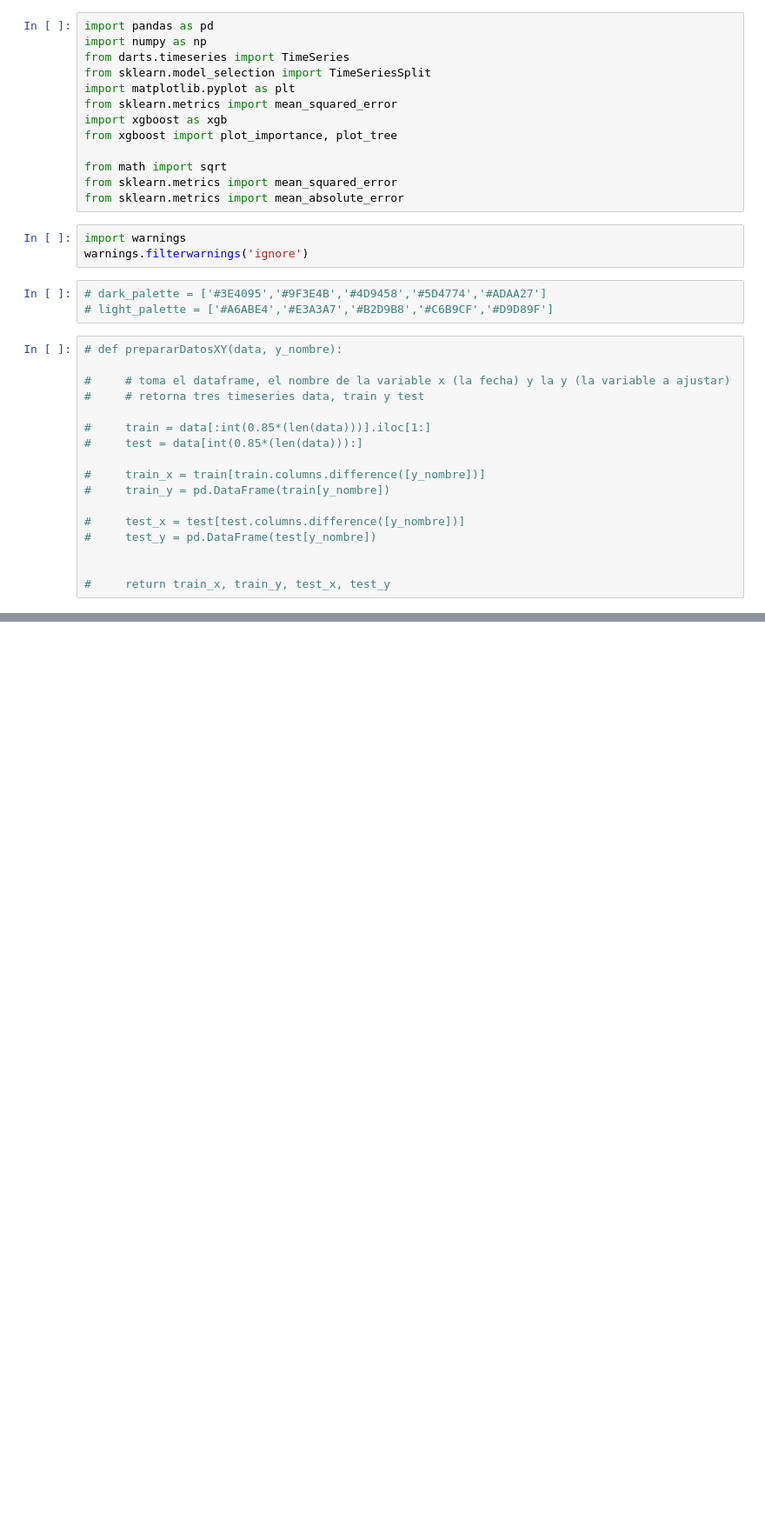
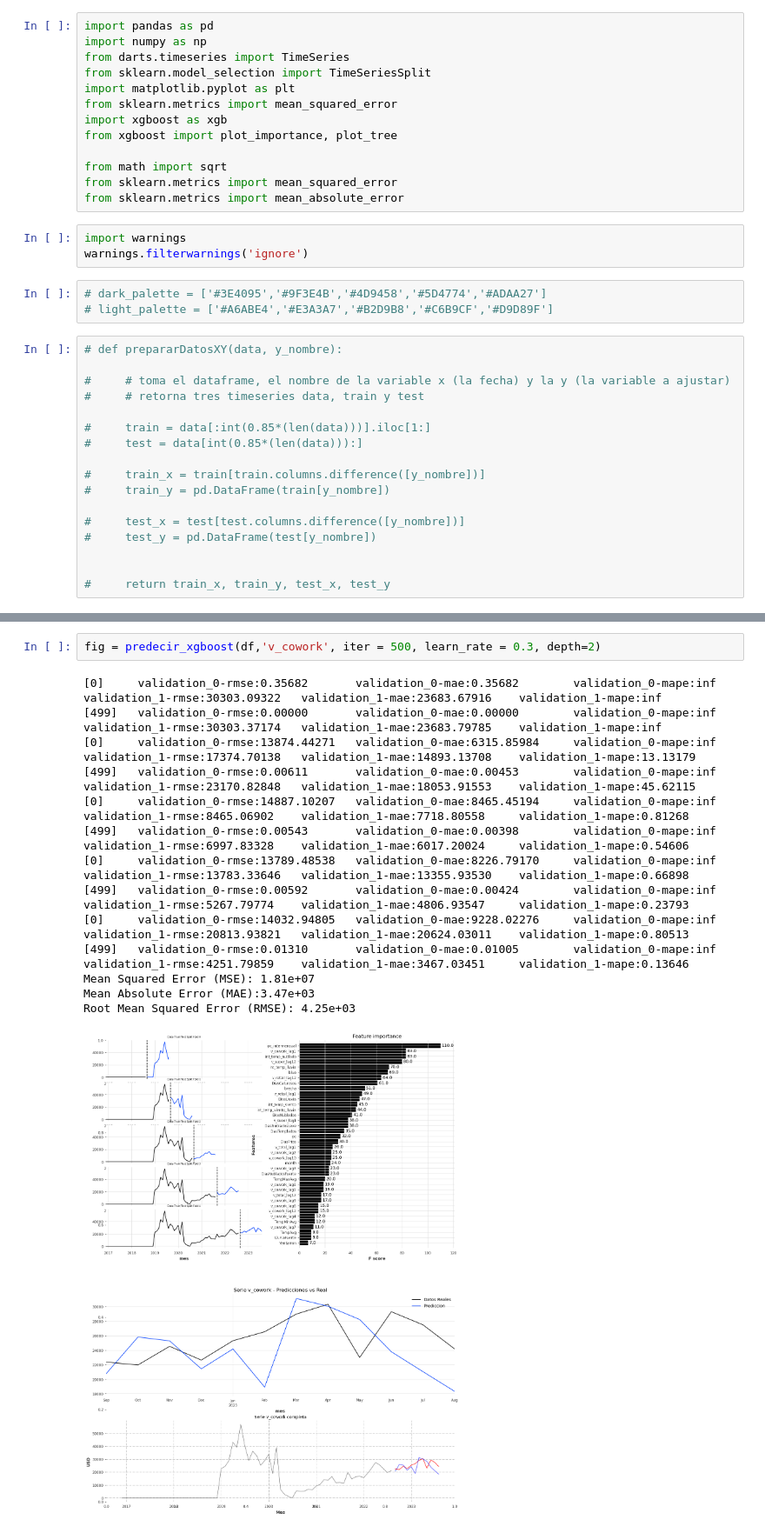
Before and after one commit to waldof86/AST, a Jupyter notebook: TP2/TP2 XGBoost.ipynb, the cells around one changed output, grey strips where cells are left out. Shown at 87% size. Cells and saved outputs as stored; diff of their text form; blank space fills up the shorter version.

```diff
--- a/TP2/TP2 XGBoost.ipynb
+++ b/TP2/TP2 XGBoost.ipynb
@@ -211,0 +326,17 @@ Root Mean Squared Error (RMSE): 6.82e+05
+# %%
+fig = predecir_xgboost(df,'v_cowork', iter = 500, learn_rate = 0.3, depth=2)
+# %% [output]
+[0]     validation_0-rmse:0.35682       validation_0-mae:0.35682        validation_0-mape:inf   validation_1-rmse:30303.09322   validation_1-mae:23683.67916    validation_1-mape:inf
+[499]   validation_0-rmse:0.00000       validation_0-mae:0.00000        validation_0-mape:inf   validation_1-rmse:30303.37174   validation_1-mae:23683.79785    validation_1-mape:inf
+[0]     validation_0-rmse:13874.44271   validation_0-mae:6315.85984     validation_0-mape:inf   validation_1-rmse:17374.70138   validation_1-mae:14893.13708    validation_1-mape:13.13179
+[499]   validation_0-rmse:0.00611       validation_0-mae:0.00453        validation_0-mape:inf   validation_1-rmse:23170.82848   validation_1-mae:18053.91553    validation_1-mape:45.62115
+[0]     validation_0-rmse:14887.10207   validation_0-mae:8465.45194     validation_0-mape:inf   validation_1-rmse:8465.06902    validation_1-mae:7718.80558     validation_1-mape:0.81268
+[499]   validation_0-rmse:0.00543       validation_0-mae:0.00398        validation_0-mape:inf   validation_1-rmse:6997.83328    validation_1-mae:6017.20024     validation_1-mape:0.54606
+[0]     validation_0-rmse:13789.48538   validation_0-mae:8226.79170     validation_0-mape:inf   validation_1-rmse:13783.33646   validation_1-mae:13355.93530    validation_1-mape:0.66898
+[499]   validation_0-rmse:0.00592       validation_0-mae:0.00424        validation_0-mape:inf   validation_1-rmse:5267.79774    validation_1-mae:4806.93547     validation_1-mape:0.23793
+[0]     validation_0-rmse:14032.94805   validation_0-mae:9228.02276     validation_0-mape:inf   validation_1-rmse:20813.93821   validation_1-mae:20624.03011    validation_1-mape:0.80513
+[499]   validation_0-rmse:0.01310       validation_0-mae:0.01005        validation_0-mape:inf   validation_1-rmse:4251.79859    validation_1-mae:3467.03451     validation_1-mape:0.13646
+Mean Squared Error (MSE): 1.81e+07
+Mean Absolute Error (MAE):3.47e+03
+Root Mean Squared Error (RMSE): 4.25e+03
+[figure, added]
```
Also changed, not shown: parts of 20 cells of this notebook.
